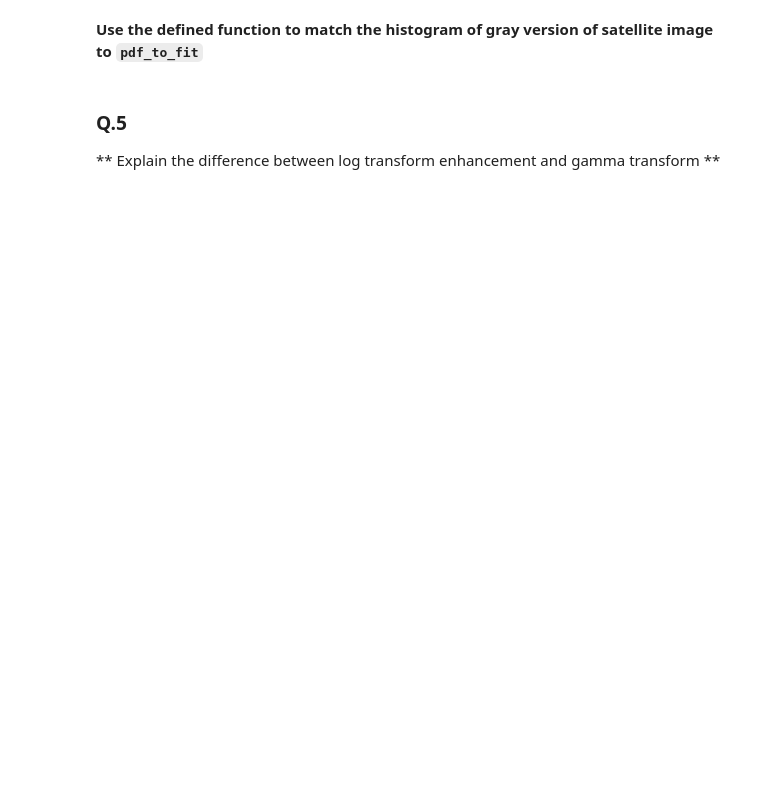
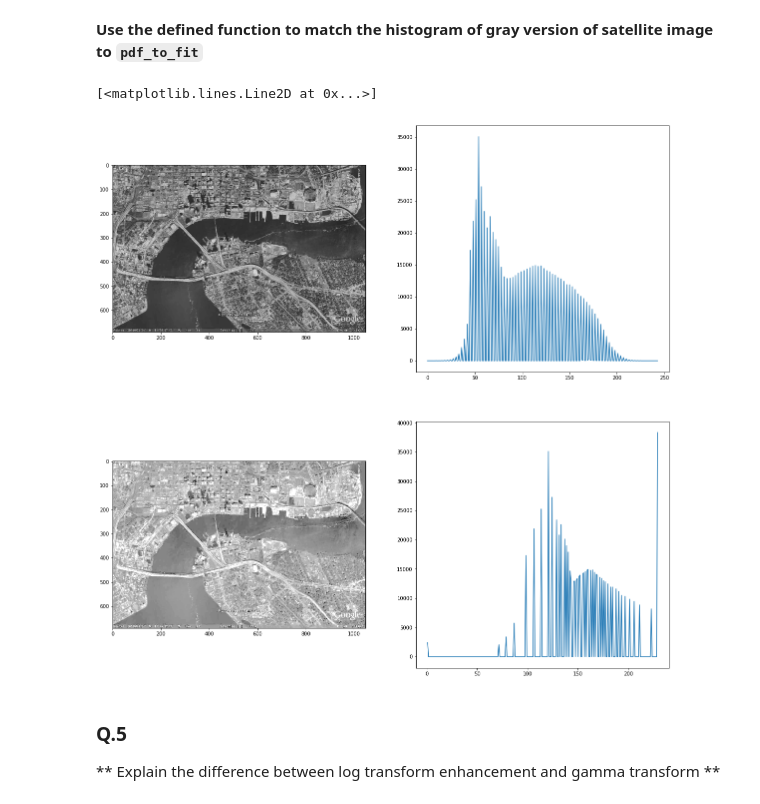
Before and after one commit to WayoOchoa/B31XB-IIP-TP-1718, a Jupyter notebook: 2-image-enhancement/2-enhancement-supplementary.ipynb, the cells around one changed output. Cells and saved outputs as stored; diff of their text form; code cells hidden in the pictures; blank space fills up the shorter version.

```diff
--- a/2-image-enhancement/2-enhancement-supplementary.ipynb
+++ b/2-image-enhancement/2-enhancement-supplementary.ipynb
@@ -118,5 +229,21 @@ pdf_to_fit = norm.pdf(x, 150, 30)
 # %% [markdown]
 **Use the defined function to match the histogram of gray version of satellite image to `pdf_to_fit`**
+# %%
+matched_img  = hist_match(satellite_ubyte, pdf_to_fit, min_img, max_img)
+
+fig, axes=plt.subplots(nrows=2, ncols=2, figsize=(20,20))
+axes = axes.ravel()
+
+sate_ub_bins, sate_ub_centers = exposure.histogram(satellite_ubyte)
+axes[0].imshow(satellite_ubyte,cmap = cm.gray)
+axes[1].plot(sate_ub_centers,sate_ub_bins)
+
+axes[2].imshow(matched_img, cmap=cm.gray)
+bins, bins_c=np.histogram(matched_img, 256)
+axes[3].plot(bins_c[1:],bins)
+# %% [output]
+[<matplotlib.lines.Line2D at 0x...>]
+[figure, added]
 # %% [markdown]
 ### Q.5
 
```
Also changed, not shown: parts of 10 cells of this notebook.
